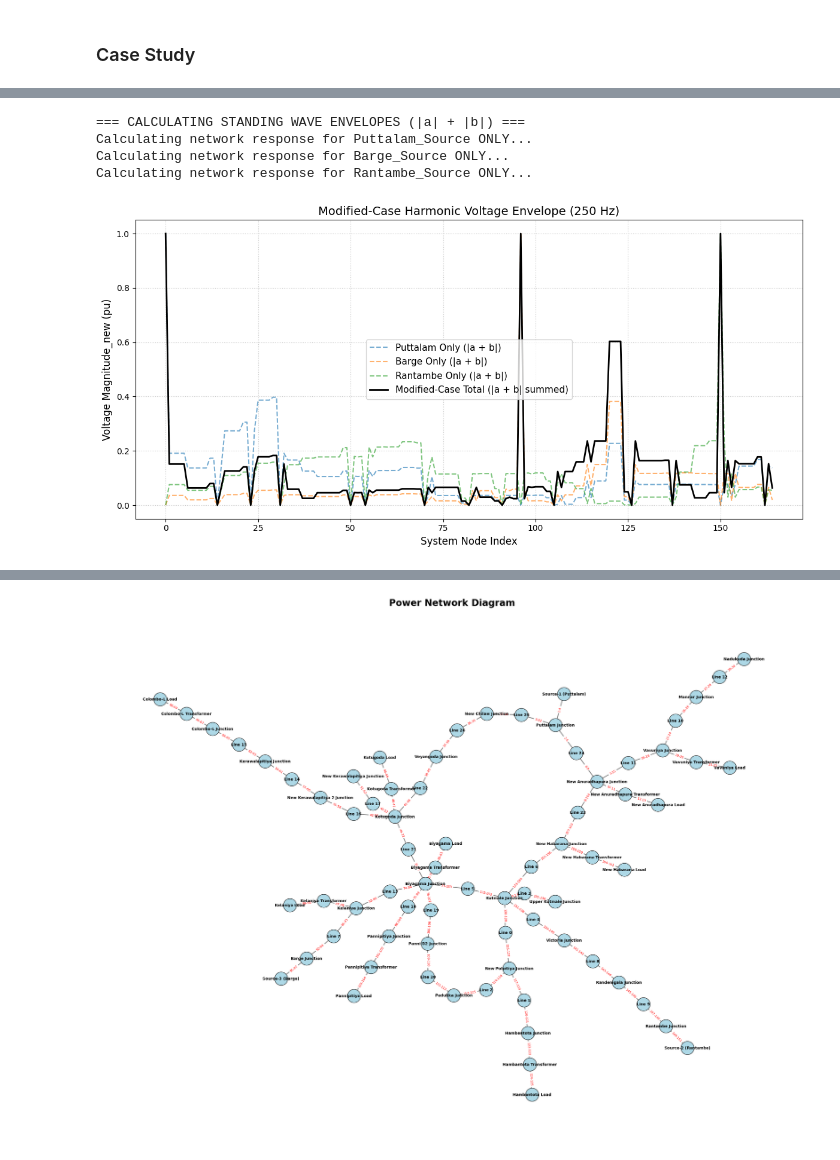
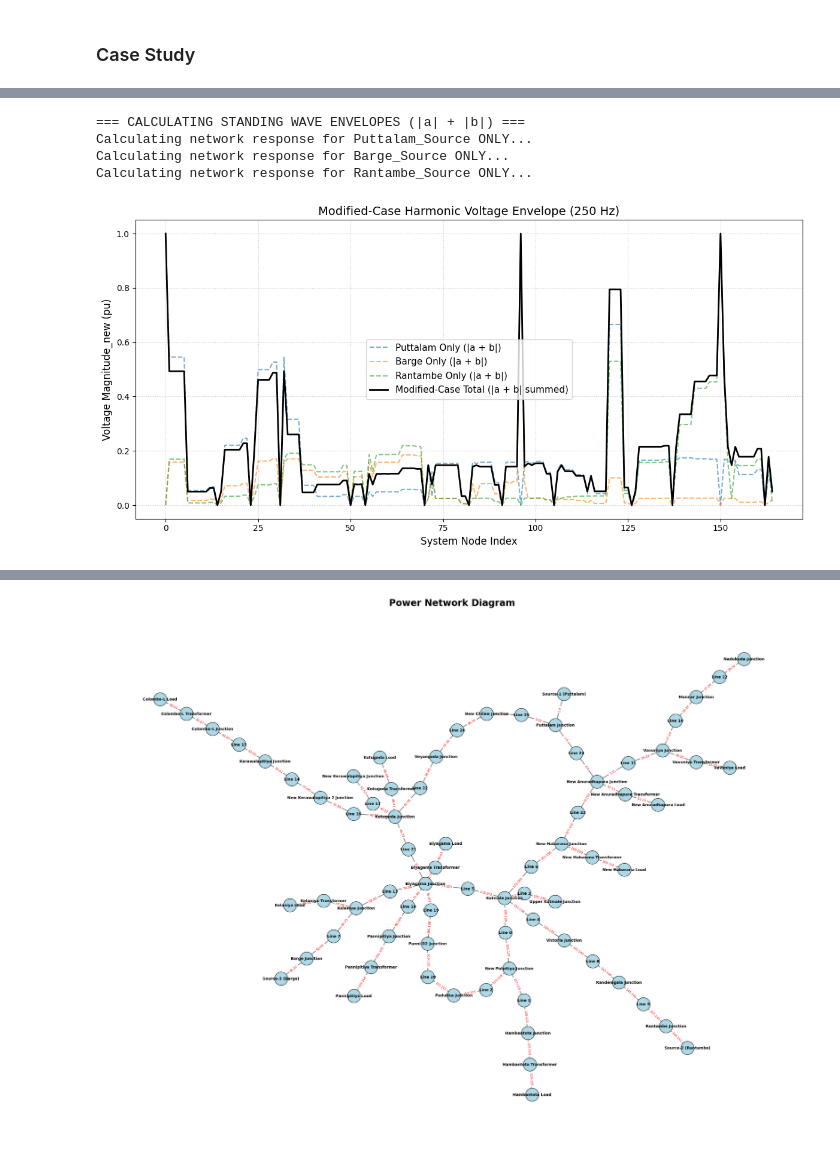
Before and after one commit to nimeshlal097/Undergraduate_FYP, a Jupyter notebook: S_Parameter Model for 7 th Harmonic.ipynb, the cells around one changed output, grey strips where cells are left out. Saved outputs shown, nothing was run; the diff lists cells and outputs as text; code cells hidden in the pictures.

```diff
--- a/S_Parameter Model for 7 th Harmonic.ipynb
+++ b/S_Parameter Model for 7 th Harmonic.ipynb
@@ -1031,6 +919,17 @@ S_global_new = np.array(S_global_new, dtype=complex)
 I_matrix = np.eye(N, dtype=complex)
 # Assumes S_global is already defined in your environment
 M = I_matrix - (C_matrix_perfect @ S_global_new)
+
+import numpy as np
+import scipy.linalg as la
+import matplotlib.pyplot as plt
+
+# 1. Define your specific phase angles (in degrees) and magnitudes here
+source_injections = {
+    "Puttalam_Source": {"mag": 1.0, "angle_deg": 30.0},   # Example: 30 degrees
+    "Barge_Source": {"mag": 1.0, "angle_deg": -45.0},  # Example: -45 degrees
+    "Rantambe_Source": {"mag": 1.0, "angle_deg": 120.0}   # Example: 120 degrees
+}
 
 source_indices = {
     "Puttalam_Source": 0,
@@ -1046,12 +945,17 @@ V_individual_complex_new = {}
 
 print("=== CALCULATING STANDING WAVE ENVELOPES (|a| + |b|) ===")
 
-
 for src_name, k in source_indices.items():
     print(f"Calculating network response for {src_name} ONLY...")
 
     a_vec = np.zeros((N, 1), dtype=complex)
-    a_vec[k, 0] = 1.0 + 0j
+
+    # 2. Extract magnitude and convert degrees to radians
+    mag = source_injections[src_name]["mag"]
+    angle_rad = np.radians(source_injections[src_name]["angle_deg"])
+
+    # 3. Apply Euler's formula to create the complex injection phasor
+    a_vec[k, 0] = mag * np.exp(1j * angle_rad)
 
     mask = np.arange(N) != k
 
@@ -1064,14 +968,14 @@ for src_name, k in source_indices.items():
 
     # Reassemble 'a' and calculate 'b'
     a_vec[mask, 0] = a_sub.flatten()
-    b_vec = S_global_new @ a_vec  # (Use S_global_new if you are in the new loop)
+    b_vec = S_global_new @ a_vec
 
-    # 1. Calculate the True Complex Nodal Voltage (a + b) for this specific source
+    # Calculate the True Complex Nodal Voltage (a + b) for this specific source
     V_individual_complex_new[src_name] = a_vec + b_vec
     A_individual_new[src_name] = a_vec.flatten()
     B_individual_new[src_name] = b_vec.flatten()
-    # (Optional) If you still want to see the individual magnitudes
     V_individual_mag_new[src_name] = np.abs(V_individual_complex_new[src_name])
+
 
 
 # 2. Superimpose the COMPLEX phasors, NOT the absolute magnitudes
@@ -1079,34 +983,34 @@ V_total_complex_new = sum(V_individual_complex_new.values())
 
 # 3. Calculate the final True Nodal Voltage Magnitude
 V_total_mag_new = np.abs(V_total_complex_new)
 a_total_new = sum(A_individual_new.values())
 b_total_new = sum(B_individual_new.values())
 
 nodes = np.arange(N)
 
 plt.figure(figsize=(12, 6))
 
 # Plot individual source contributions
 plt.plot(nodes, V_individual_mag_new["Puttalam_Source"], label='Puttalam Only (|a + b|)', alpha=0.6, linestyle='--')
 plt.plot(nodes, V_individual_mag_new["Barge_Source"], label='Barge Only (|a + b|)', alpha=0.6, linestyle='--')
 plt.plot(nodes, V_individual_mag_new["Rantambe_Source"], label='Rantambe Only (|a + b|)', alpha=0.6, linestyle='--')
 
 # Plot the Superimposed Total
 plt.plot(nodes, V_total_mag_new, label='Modified-Case Total (|a + b| summed)', color='black', linewidth=2)
 
 plt.title('Modified-Case Harmonic Voltage Envelope (250 Hz)', fontsize=14)
 plt.xlabel('System Node Index', fontsize=12)
 plt.ylabel('Voltage Magnitude_new (pu)', fontsize=12)
 plt.grid(True, linestyle=':', alpha=0.7)
 plt.legend(fontsize=11)
 plt.tight_layout()
 plt.show()
 # %% [output]
 === CALCULATING STANDING WAVE ENVELOPES (|a| + |b|) ===
 Calculating network response for Puttalam_Source ONLY...
 Calculating network response for Barge_Source ONLY...
 Calculating network response for Rantambe_Source ONLY...
-[figure, old version]
+[figure, new version]
 # %%
 # Create the figure
 plt.figure(figsize=(18, 6))
```
Also changed, not shown: parts of 14 cells of this notebook, 2 other files.
